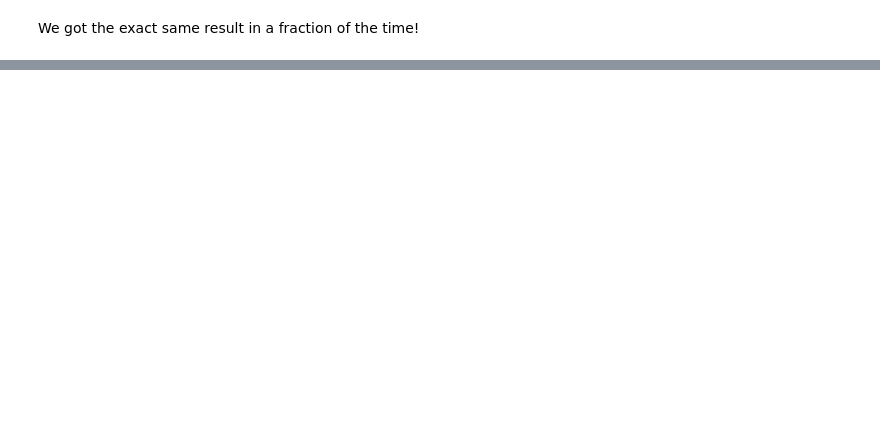
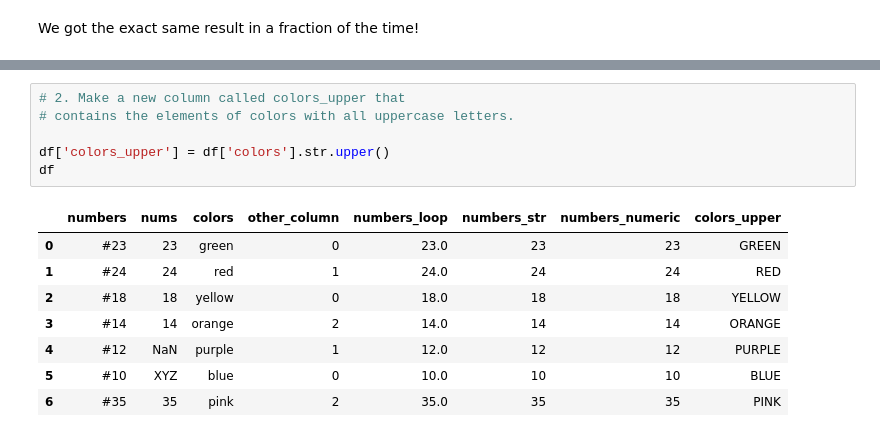
Before and after one commit to beauvilerobed/ds-ml-notes-projects-and-tutorials, a Jupyter notebook: projects/intro-to-economic-modeling-and-ds/working-with-data/cleaning-data.ipynb, the cells around one changed output, grey strips where cells are left out. Cells and saved outputs as stored; diff of their text form; blank space fills up the shorter version.

```diff
--- a/projects/intro-to-economic-modeling-and-ds/working-with-data/cleaning-data.ipynb
+++ b/projects/intro-to-economic-modeling-and-ds/working-with-data/cleaning-data.ipynb
@@ -171,0 +340,15 @@ We got the exact same result in a fraction of the time!
+# %%
+# 2. Make a new column called colors_upper that
+# contains the elements of colors with all uppercase letters.
+
+df['colors_upper'] = df['colors'].str.upper()
+df
+# %% [output]
+|  | numbers | nums | colors | other_column | numbers_loop | numbers_str | numbers_numeric | colors_upper |
+| 0 | #23 | 23 | green | 0 | 23.0 | 23 | 23 | GREEN |
+| 1 | #24 | 24 | red | 1 | 24.0 | 24 | 24 | RED |
+| 2 | #18 | 18 | yellow | 0 | 18.0 | 18 | 18 | YELLOW |
+| 3 | #14 | 14 | orange | 2 | 14.0 | 14 | 14 | ORANGE |
+| 4 | #12 | NaN | purple | 1 | 12.0 | 12 | 12 | PURPLE |
+| 5 | #10 | XYZ | blue | 0 | 10.0 | 10 | 10 | BLUE |
+| 6 | #35 | 35 | pink | 2 | 35.0 | 35 | 35 | PINK |
```
Also changed, not shown: parts of 35 cells of this notebook.
